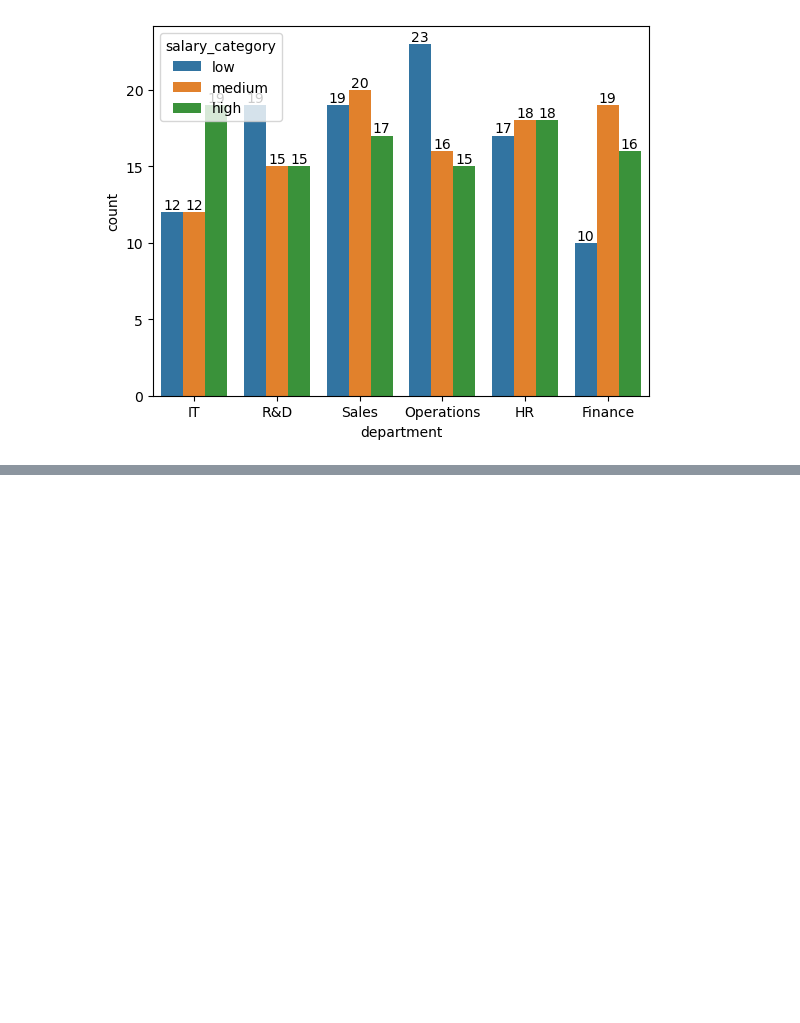
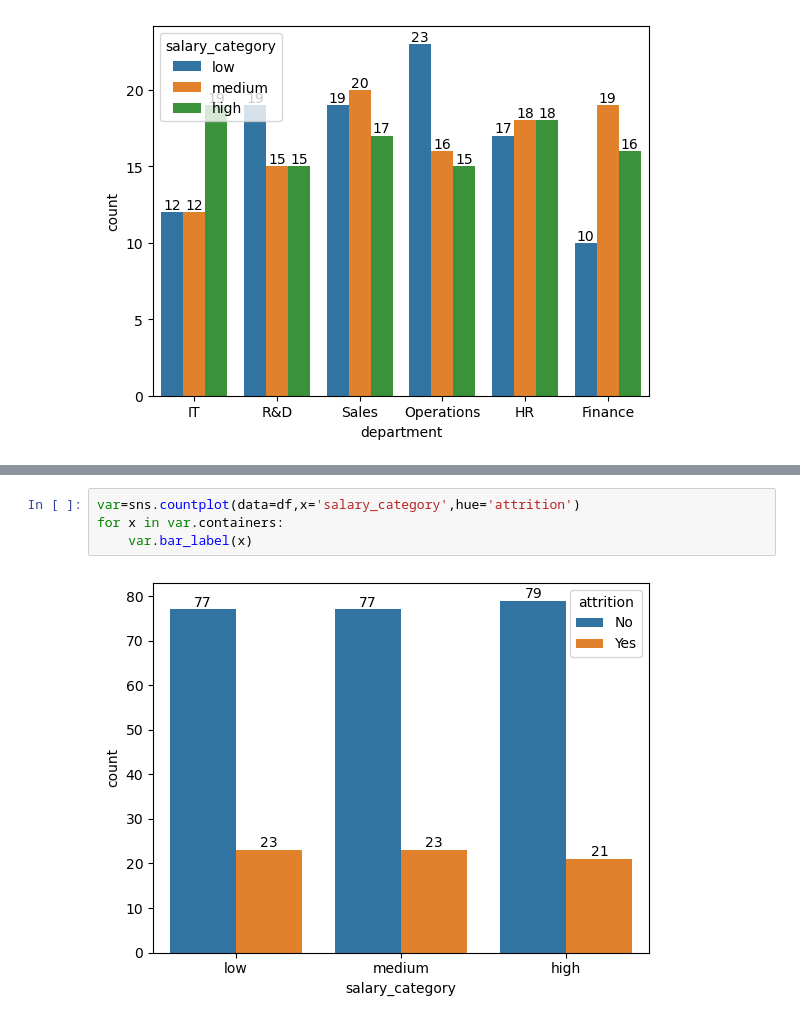
Before and after one commit to sagarnbeedi-analytics/data-analytics-portfolio, a Jupyter notebook: PYTHON/EDA/main.ipynb, the cells around one changed output, grey strips where cells are left out. Drawn from its saved outputs; the diff is of its cells as text; blank space fills up the shorter version.

```diff
--- a/PYTHON/EDA/main.ipynb
+++ b/PYTHON/EDA/main.ipynb
@@ -295,0 +300,6 @@ plt.show()
+# %%
+var=sns.countplot(data=df,x='salary_category',hue='attrition')
+for x in var.containers:
+    var.bar_label(x)
+# %% [output]
+[figure, added]
```
Also changed, not shown: parts of 6 cells of this notebook.
